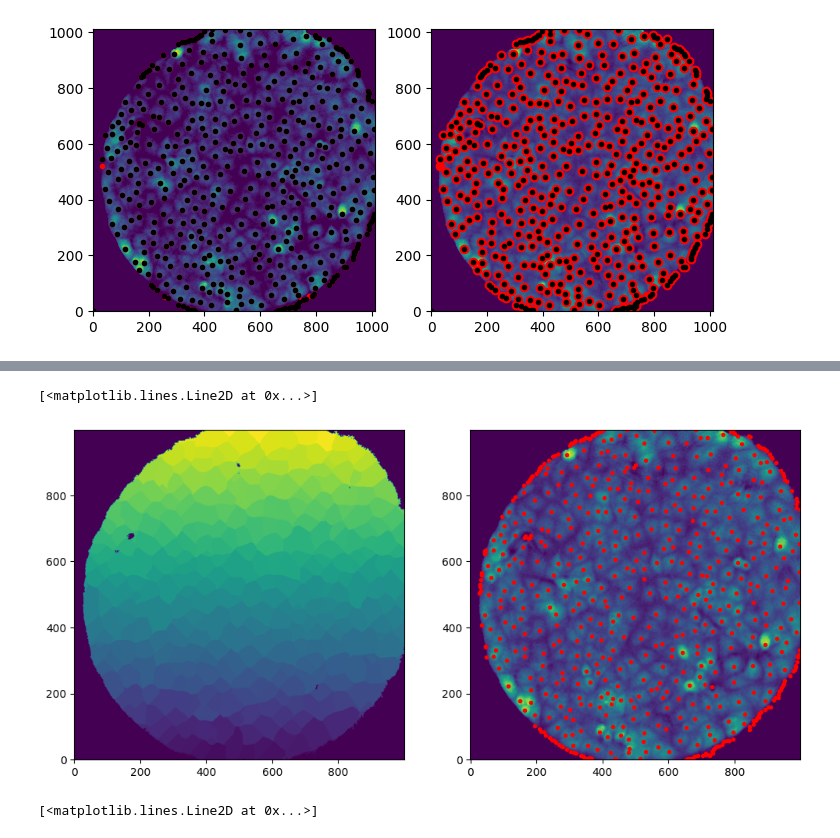
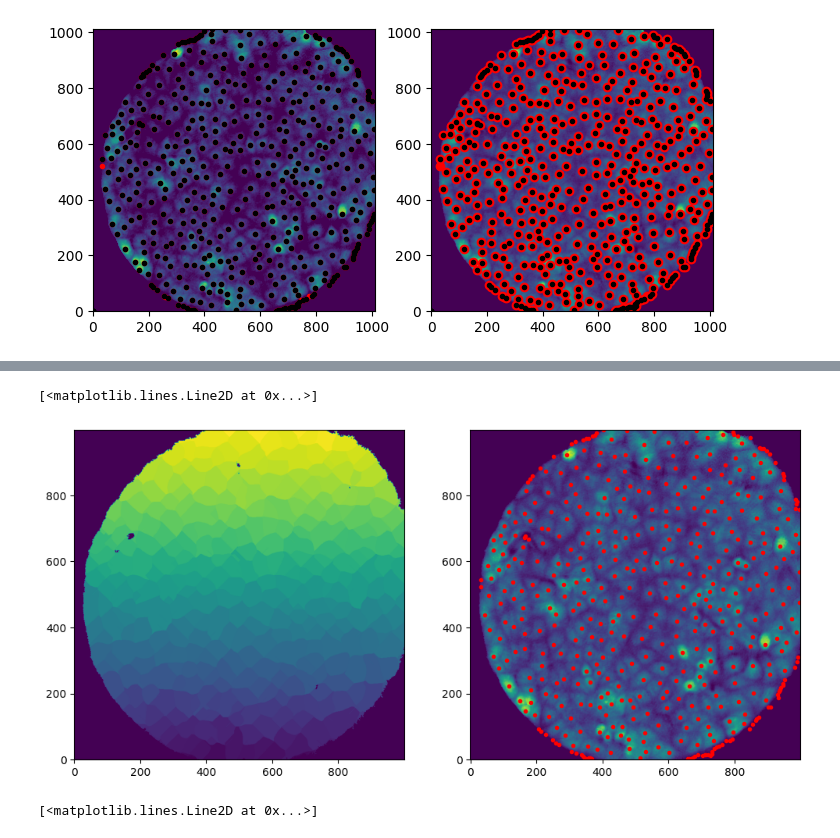
Before and after one commit to siljabl/MDCK_QPI, a Jupyter notebook: test_cell_segmentation.ipynb, the cells around one changed output, grey strips where cells are left out. Saved outputs shown, nothing was run; the diff lists cells and outputs as text; code cells hidden in the pictures.

```diff
--- a/test_cell_segmentation.ipynb
+++ b/test_cell_segmentation.ipynb
@@ -19,10 +19,10 @@ vox_to_um = get_voxel_size_35mm()
 pix_to_um = get_pixel_size()
 # %%
 # Holomonitor
-file = "A2-1"
+file = "B1-22"
 folder = "../data/Holomonitor/MDCK_16.05.2024/"
 fmin=1
-fmax=145
+fmax=110
 im = import_holomonitor_stack(folder, file, f_min=fmin, f_max=fmax)
 
 # # Tomocube
@@ -47,5 +47,5 @@ print(len(im))
 # %%
-idx = 0
+idx = -1
 s_low_tmp  = 5
 s_high_tmp = 10#1.1*s_low_tmp
 
@@ -57,5 +57,5 @@ print(np.shape(n_gauss))
 # %%
-H_tmp = 0.03
+H_tmp = 0.02
 hmin = extendedmin(-n_gauss, H_tmp)
 pos_idx = find_cell_pos(-n_gauss, H_tmp)
 
@@ -83,6 +84,6 @@ plt.plot(*pos_idx.T, 'r.', ms=3)
 # %%
 n_gauss = smoothen_normalize_im(im[idx], 5, 10, fig=False)
-areas, edges = get_cell_areas(-n_gauss, pos_idx, im[idx], clear_edge=False)
+areas, edges = get_cell_aretmp_new = tmp_df[tmp_df.A*pix_to_um[0]**2 >= 100]as(-n_gauss, pos_idx, im[idx], clear_edge=False)
 new_pos = update_pos(pos_idx, areas)
 
 fig, ax = plt.subplots(1,2, figsize=(8, 4))
@@ -149,24 +125,24 @@ def get_cell_areas(im, pos, h_im, clear_edge=True):
 # %%
 test = im[idx].T[:1000, :1000]
 
 s_low_tmp = 5
 s_high_tmp = 10#1.1*s_low_tmp
 n_gauss = smoothen_normalize_im(test, s_low_tmp, s_high_tmp, fig=False)
-H_tmp = 0.01
+H_tmp = 0.03
 hmin = extendedmin(-n_gauss, H_tmp)
 pos_idx = find_cell_pos(-n_gauss, H_tmp)
 n_gauss = smoothen_normalize_im(test, 10, 15, fig=False)
 areas, edges = get_cell_areas(-n_gauss, pos_idx, test, clear_edge=False)
 new_pos = update_pos(pos_idx, areas)
 
 
 fig, ax = plt.subplots(1,2, figsize=(12,6))
 ax[0].imshow(areas, origin="lower")
 ax[1].imshow(im[idx].T[:1000, :1000], origin="lower")
 ax[1].plot(pos_idx.T[1], pos_idx.T[0], 'r.')
 # %% [output]
 [<matplotlib.lines.Line2D at 0x...>]
-[figure, old version]
+[figure, new version]
 # %%
 test = im[idx].T[:1000, :1000]
 
```
Also changed, not shown: parts of 7 cells of this notebook, 19 other files.
